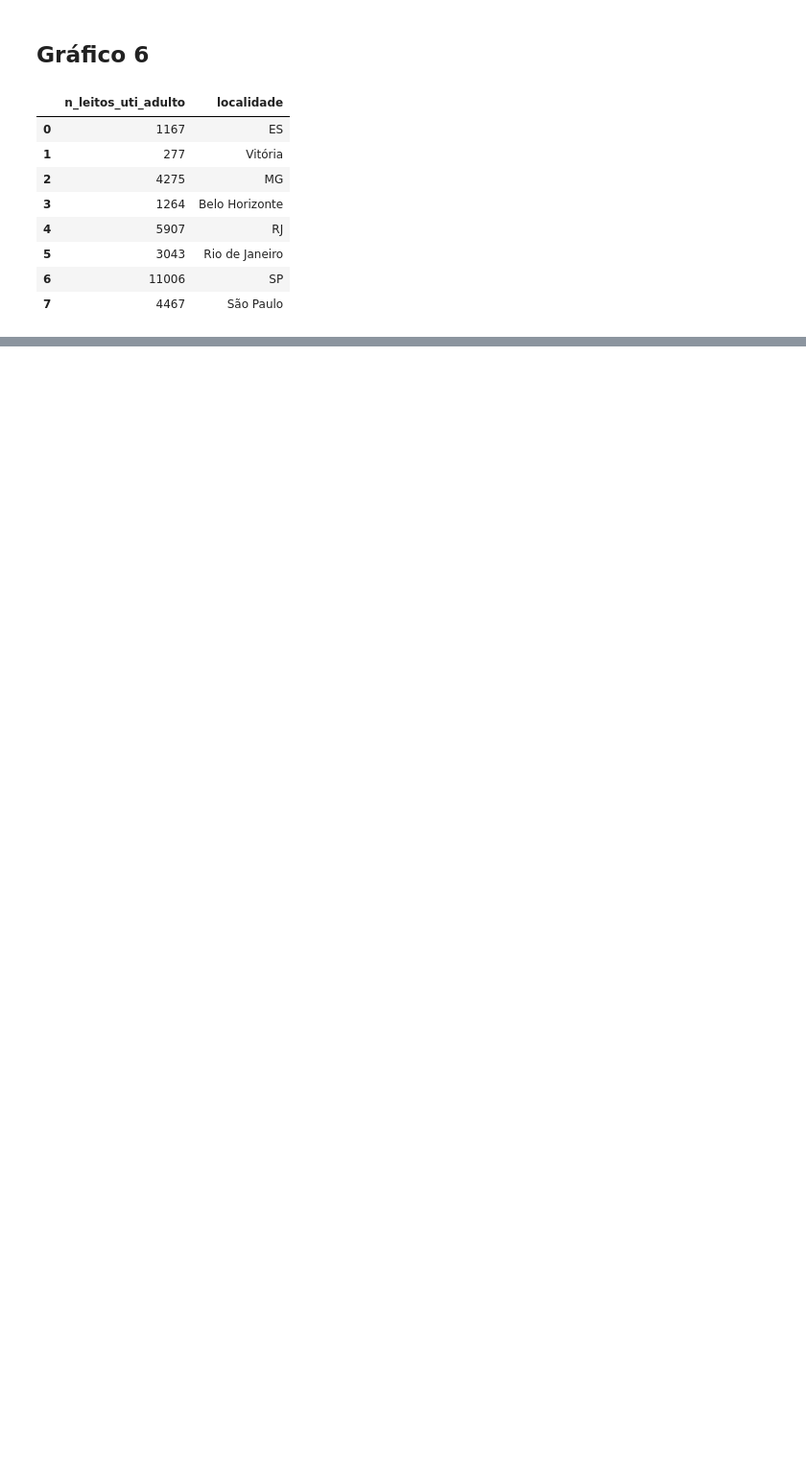
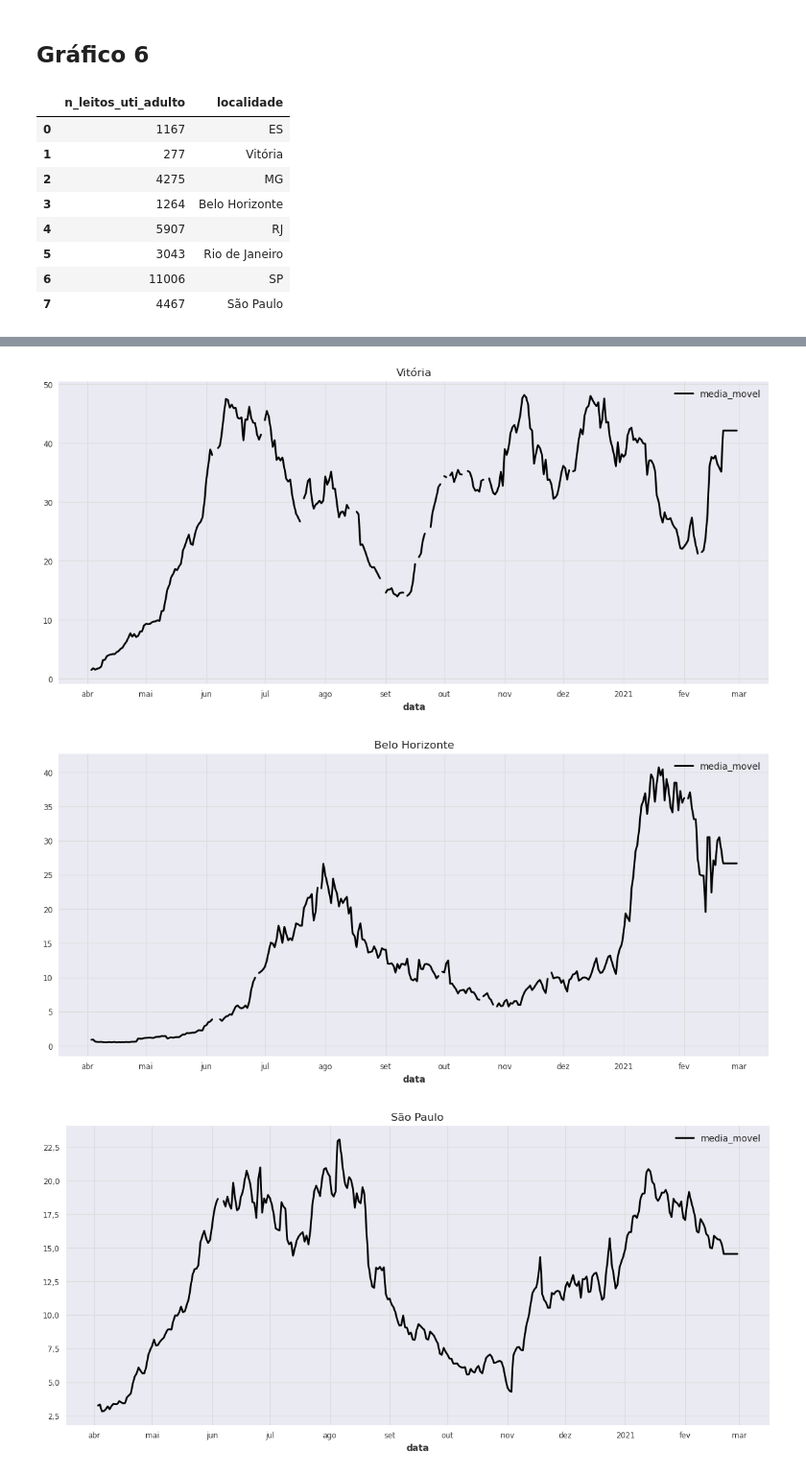
Before and after one commit to carloszan/covid, a Jupyter notebook: analises/7.graficos/graficos.ipynb, the cells around one changed output, grey strips where cells are left out. Shown at 96% size. Cells and saved outputs as stored; diff of their text form; code cells hidden in the pictures; blank space fills up the shorter version.

Commit message:
nova tentativa smooth - gráfico 7

```diff
--- a/analises/7.graficos/graficos.ipynb
+++ b/analises/7.graficos/graficos.ipynb
@@ -577,0 +578,37 @@ dispersao(df_leitos)
+# %%
+def plot_as_series(df, t):
+    plt.figure(figsize=(14, 6))
+    smoothed = TimeSeries.from_dataframe(df, time_col='data', value_cols='media_movel', freq="D")
+    smoothed.plot(title=t)
+# %%
+def smooth(df, y, janela):
+    capitais = {
+            "ES": "Vitória",
+            "MG": "Belo Horizonte",
+            "SP": "São Paulo",
+            "RJ": "Rio de Janeiro"
+        }
+
+    df_sudeste = pd.DataFrame()
+    for c in capitais.values():
+        df_capital = df[df.municipio == c].copy()
+        df_capital['media_movel'] = df_capital[y].rolling(window=janela, center=True).mean()
+        df_capital['media_movel'] = df_capital['media_movel'].interpolate(kind='linear')
+        df_capital = df_capital.dropna(subset=['media_movel'])
+        df_sudeste = pd.concat([df_sudeste, df_capital])
+
+        plot_as_series(df_capital, c)
+
+    for e, c in capitais.items():
+        df_estado = df[(df.estado == e) & (df.municipio != c)].copy()
+        df_estado = df_estado.groupby('data')[y].mean().reset_index()
+        df_estado['municipio'] = ''
+        df_estado['estado'] = e
+        df_estado['media_movel'] = df_estado[y].rolling(window=janela, center=True).mean()
+        df_estado['media_movel'] = df_estado['media_movel'].interpolate(kind='linear')
+        df_estado = df_estado.dropna(subset=['media_movel'])
+        df_sudeste = pd.concat([df_sudeste, df_estado])
+
+        plot_as_series(df_estado, e)
+
+    return df_sudeste
@@ -577,0 +738,10 @@ dispersao(df_leitos)
+# %%
+janela = 15
+y = 'incidencia_por_dia'
+
+df_sudeste = smooth(df, y, janela)
+line_7(df_sudeste, 'media_movel', df_feriados, 'Incidência')
+# %% [output]
+[figure, added]
+[figure, added]
+[figure, added]
```
Also changed, not shown: parts of 15 cells of this notebook, 1 other file.
